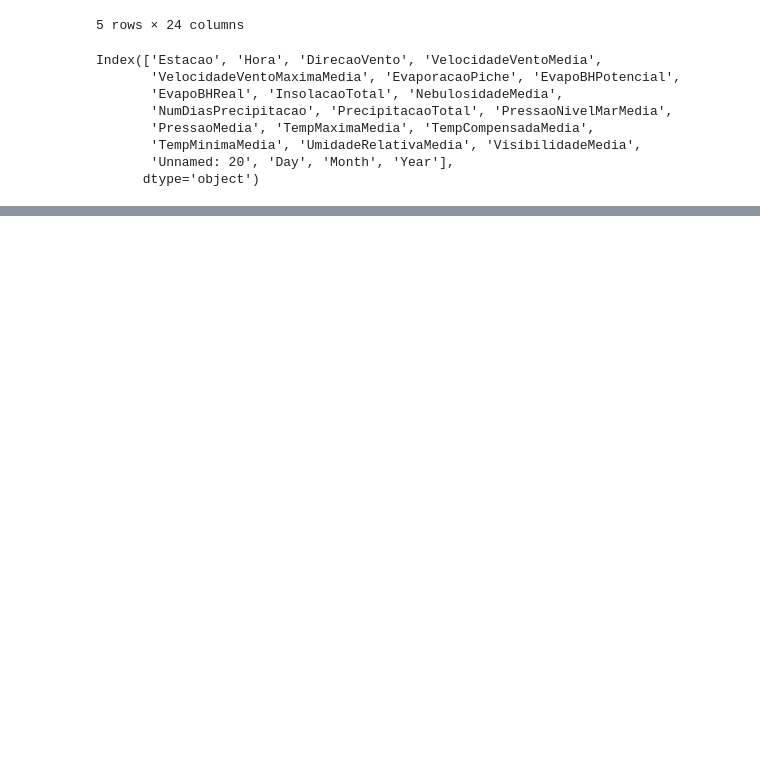
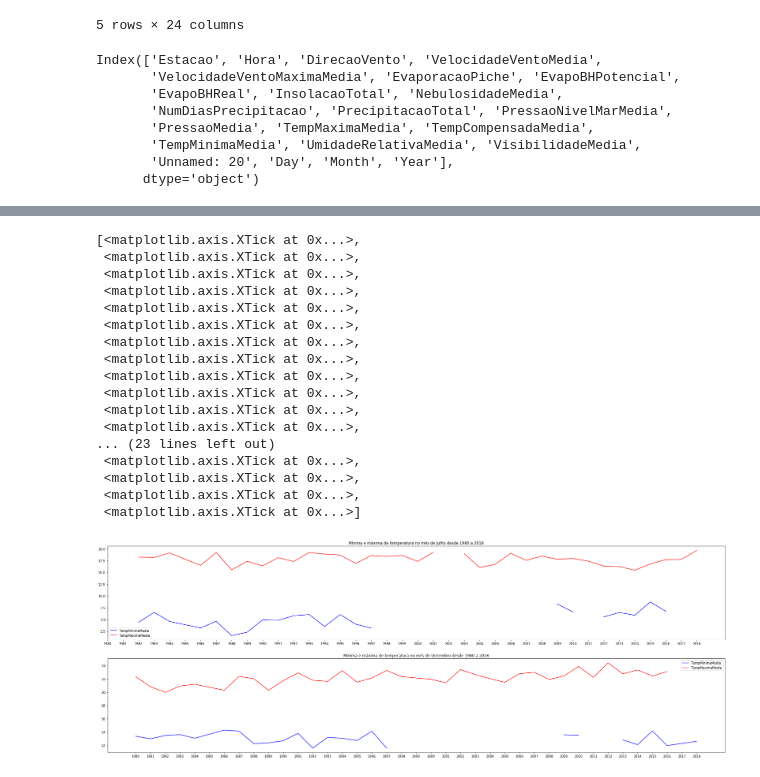
Before and after one commit to TurcoDick/weather, a Jupyter notebook: code/Aquecimento global não existe?.ipynb, the cells around one changed output, grey strips where cells are left out. Saved outputs shown, nothing was run; the diff lists cells and outputs as text; code cells hidden in the pictures; blank space fills up the shorter version.

```diff
--- a/code/Aquecimento global não existe?.ipynb
+++ b/code/Aquecimento global não existe?.ipynb
@@ -47,8 +60,8 @@ Index(['Estacao', 'Hora', 'DirecaoVento', 'VelocidadeVentoMedia',
        'Unnamed: 20', 'Day', 'Month', 'Year'],
       dtype='object')
 # %%
-# Preciso separa somente os dados do mês de Julhos de todos os anos que tenho
-monthJuly = df_data_cj.query("Month == 7")
+# Preciso separar somente os dados do mês de Julho de todos os anos que tenho
+month_july = df_data_cj.query("Month == 7")
 
 # Separando os dados do mês de Dezembro de todos os anos
-monthDecember = df_data_cj.query("Month == 12")
+month_december = df_data_cj.query("Month == 12")
@@ -104,0 +68,12 @@ TypeError: 'Index' object is not callable
+# %%
+# Agrupando os dados de mês e ano com os dados da média da temperatura mínima de Julho de todos os anos
+temp_min_mean_july = month_july.groupby(["Month","Year"])["TempMinimaMedia"].mean().reset_index(name="TempMinimaMedia")
+
+# Agrupando os dados de mês e ano com os dados da média da temperatura máxima de Julho de todos os anos
+temp_max_mean_july = month_july.groupby(["Month","Year"])["TempMaximaMedia"].mean().reset_index(name="TempMaximaMedia")
+
+# Agrupando os dados de mês e ano com os dados da média da temperatura mínima de Dezembro de todos os anos
+temp_min_mean_decemb = month_december.groupby(["Month","Year"])["TempMinimaMedia"].mean().reset_index(name="TempMinimaMedia")
+
+# Agrupando os dados de mês e ano com os dados da média da temperatura máxima de Dezembro de todos os anos
+temp_max_mean_decemb = month_december.groupby(["Month","Year"])["TempMaximaMedia"].mean().reset_index(name="TempMaximaMedia")
@@ -104,0 +98,45 @@ TypeError: 'Index' object is not callable
+# %%
+fig = plt.figure(figsize=(35,12))
+
+# Mínima e máxima de temperatura no mês de Julho desde 1980 a 2018
+ax1 = fig.add_subplot(2,1,1)
+ax1.plot(temp_min_mean_july["Year"], temp_min_mean_july["TempMinimaMedia"], color="blue", linestyle="solid", label='TempMinimaMedia')
+ax1.plot(temp_max_mean_july["Year"], temp_max_mean_july["TempMaximaMedia"], color="red", linestyle="solid", label="TempMaximaMedia" )
+ax1.legend(loc='best')
+ax1.set_title("Mínima e máxima de temperatura no mês de Julho desde 1980 a 2018")
+ax1.set_xticks(range(1980, 2019))
+
+#extrem_temp = [
+#    (datetime(2014), "Menor média das temperaturas máximas")
+#]
+
+#for date, label in extrem_temp:
+#    ax1.annotate(label, xy = (date, ax1.asof()))
+
+
+# Mínima e máxima de temperatura no mês de Dezembro desde 1980 a 2018
+ax2 = fig.add_subplot(2,1,2)
+ax2.plot(temp_min_mean_decemb["Year"], temp_min_mean_decemb["TempMinimaMedia"], color="blue", linestyle="solid", label="TempMinimaMedia")
+ax2.plot(temp_max_mean_decemb["Year"], temp_max_mean_decemb["TempMaximaMedia"], color="red", linestyle="solid", label="TempMaximaMedia")
+ax2.legend(loc='best')
+ax2.set_title("Mínima e máxima de temperatura no mês de Dezembro desde 1980 a 2018")
+ax2.set_xticks(range(1980, 2019))
+# %% [output]
+[<matplotlib.axis.XTick at 0x...>,
+ <matplotlib.axis.XTick at 0x...>,
+ <matplotlib.axis.XTick at 0x...>,
+ <matplotlib.axis.XTick at 0x...>,
+ <matplotlib.axis.XTick at 0x...>,
+ <matplotlib.axis.XTick at 0x...>,
+ <matplotlib.axis.XTick at 0x...>,
+ <matplotlib.axis.XTick at 0x...>,
+ <matplotlib.axis.XTick at 0x...>,
+ <matplotlib.axis.XTick at 0x...>,
+ <matplotlib.axis.XTick at 0x...>,
+ <matplotlib.axis.XTick at 0x...>,
+... (23 lines left out)
+ <matplotlib.axis.XTick at 0x...>,
+ <matplotlib.axis.XTick at 0x...>,
+ <matplotlib.axis.XTick at 0x...>,
+ <matplotlib.axis.XTick at 0x...>]
+[figure, added]
```
Also changed, not shown: parts of 19 cells of this notebook.
